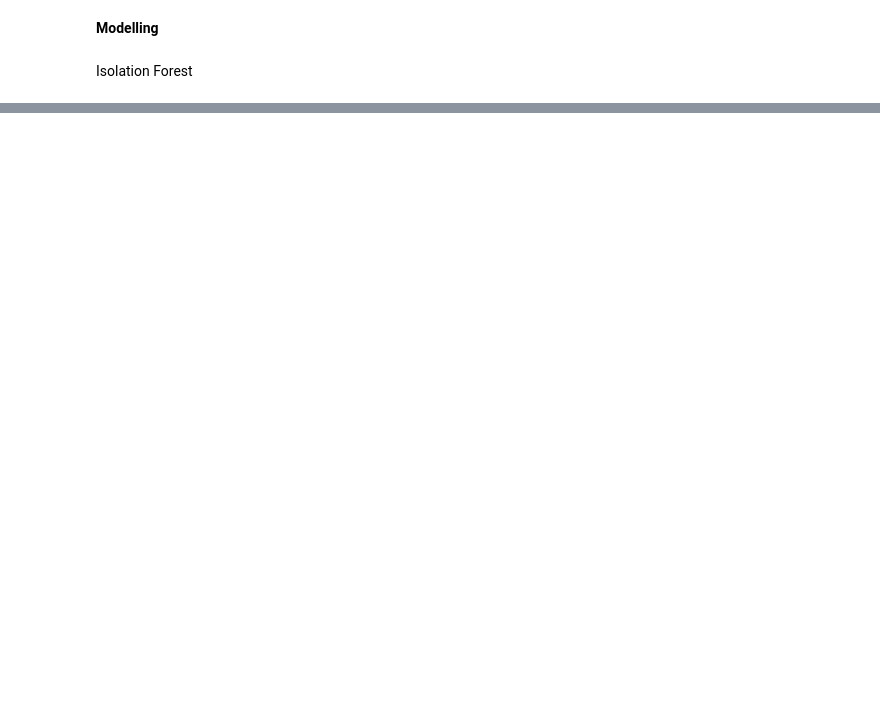
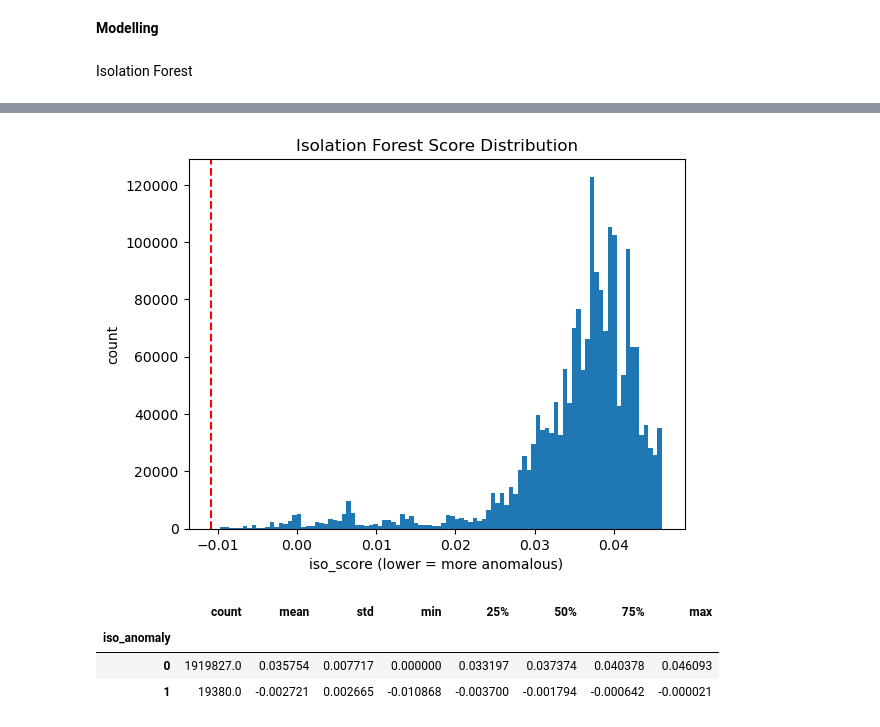
Before and after one commit to ChristabelAtieno/threat-hunting-project, a Jupyter notebook: notebook/threat hunting.ipynb, the cells around one changed output, grey strips where cells are left out. Drawn from its saved outputs; the diff is of its cells as text; code cells hidden in the pictures; blank space fills up the shorter version.

```diff
--- a/notebook/threat hunting.ipynb
+++ b/notebook/threat hunting.ipynb
@@ -290,3 +291,6 @@ iso_pred = iso.predict(X_scaled)
+# %%
+iso_scores = iso.decision_function(data)
+iso_pred = iso.predict(data)
 # %%
 # convert predictions
-df['iso_anomaly'] = (iso_pred == -1).astype(int)
+data['iso_anomaly'] = (iso_pred == -1).astype(int)
@@ -371,0 +304,2 @@ df
+# %%
+data['iso_score'] = iso_scores
@@ -371,0 +318,2 @@ df
+# %%
+top_anomalies = (data[data['iso_anomaly'] == 1].sort_values(by='iso_score')).head()
@@ -371,0 +330,16 @@ df
+# %%
+plt.hist(data['iso_score'], bins=100)
+plt.axvline(top_anomalies['iso_score'].max(), color='red', linestyle='--')
+plt.title('Isolation Forest Score Distribution')
+plt.xlabel('iso_score (lower = more anomalous)')
+plt.ylabel('count')
+plt.show()
+# %% [output]
+[figure, added]
+# %%
+data.groupby('iso_anomaly')['iso_score'].describe()
+# %% [output]
+|  | count | mean | std | min | 25% | 50% | 75% | max |
+| iso_anomaly |  |  |  |  |  |  |  |  |
+| 0 | 1919827.0 | 0.035754 | 0.007717 | 0.000000 | 0.033197 | 0.037374 | 0.040378 | 0.046093 |
+| 1 | 19380.0 | -0.002721 | 0.002665 | -0.010868 | -0.003700 | -0.001794 | -0.000642 | -0.000021 |
```
Also changed, not shown: parts of 48 cells of this notebook, 5 other files.
